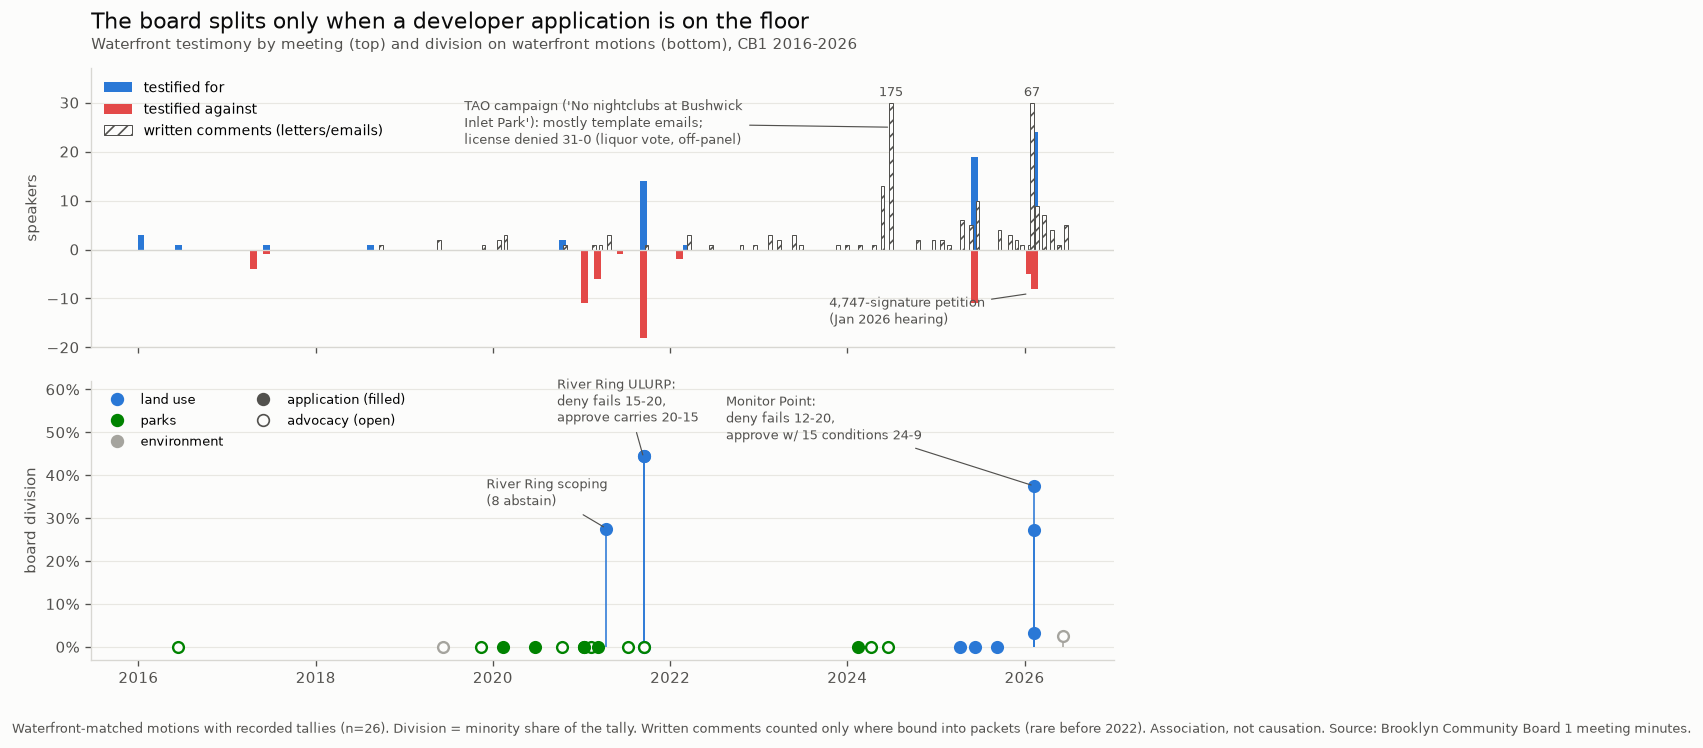
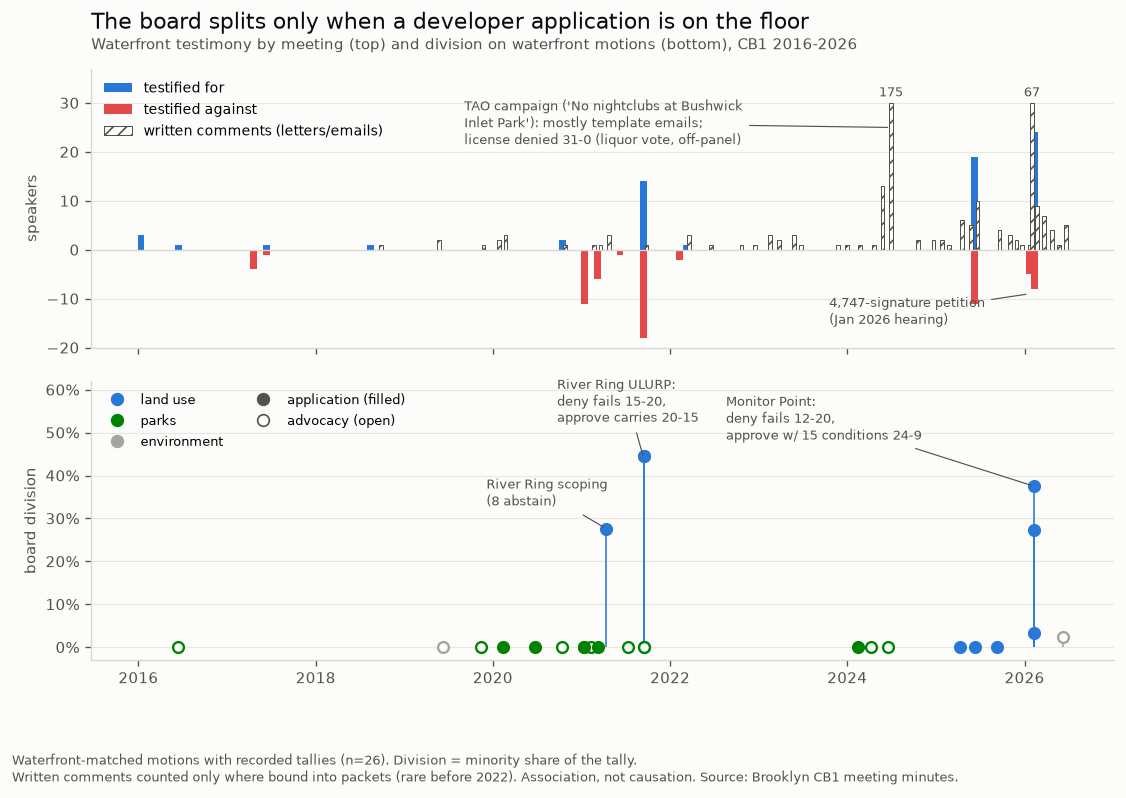
Unified diff of the notebook cell whose output changed from the first chart to the second:
--- before
+++ after
@@ -84,9 +84,8 @@
              textcoords="offset points", fontsize=8, color=INK2,
              arrowprops=dict(arrowstyle="-", color=INK2, lw=0.7))
-fig.text(0.065, 0.015,
-         "Waterfront-matched motions with recorded tallies (n=26). "
-         "Division = minority share of the tally. Written comments counted only "
-         "where bound into packets (rare before 2022). Association, not causation. "
-         "Source: Brooklyn Community Board 1 meeting minutes.",
-         fontsize=8, color=INK2)
+fig.text(0.065, -0.01,
+         "Waterfront-matched motions with recorded tallies (n=26). Division = minority share of the tally.\n"
+         "Written comments counted only where bound into packets (rare before 2022). "
+         "Association, not causation. Source: Brooklyn CB1 meeting minutes.",
+         fontsize=8, color=INK2, va="top")
 plt.show()

Commit: Two-line caption on the panel figure; overflow was shrinking the plots